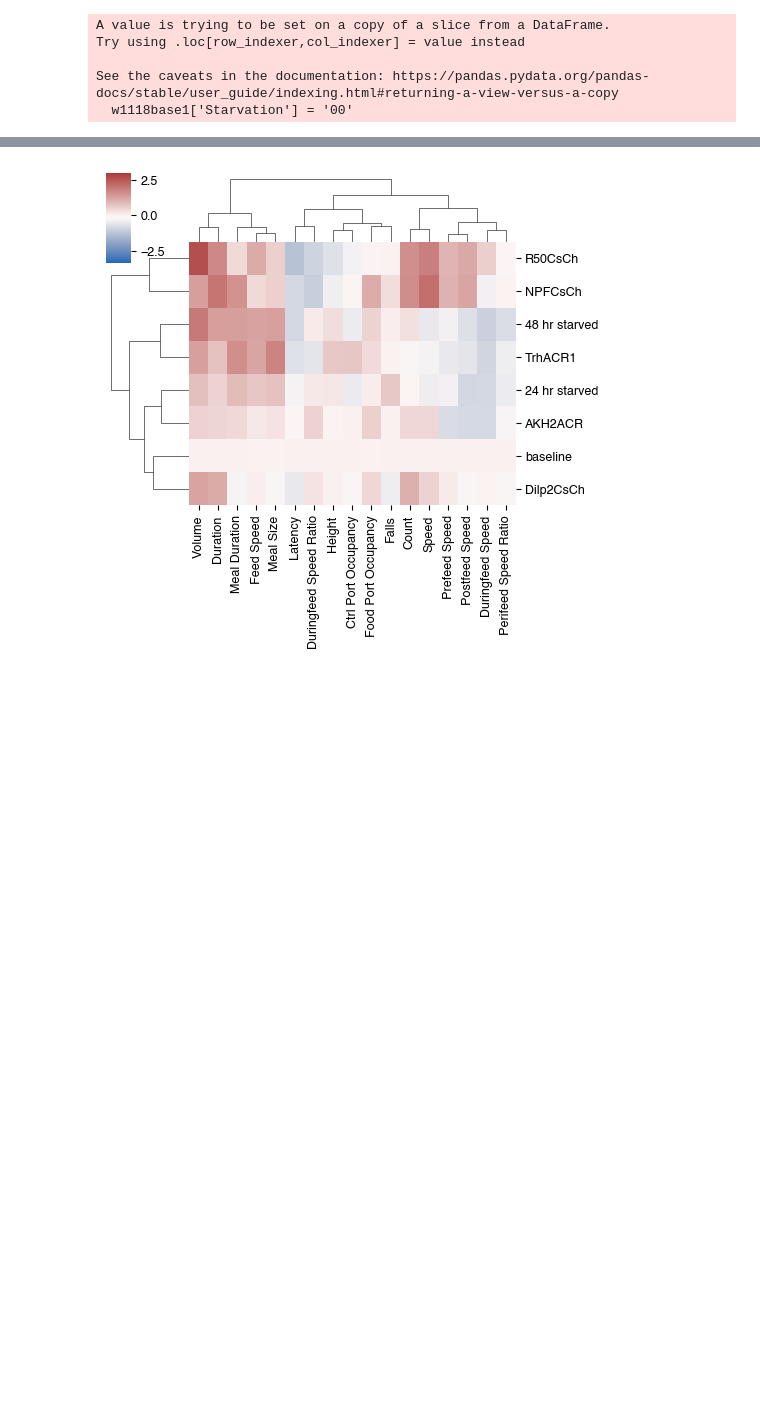
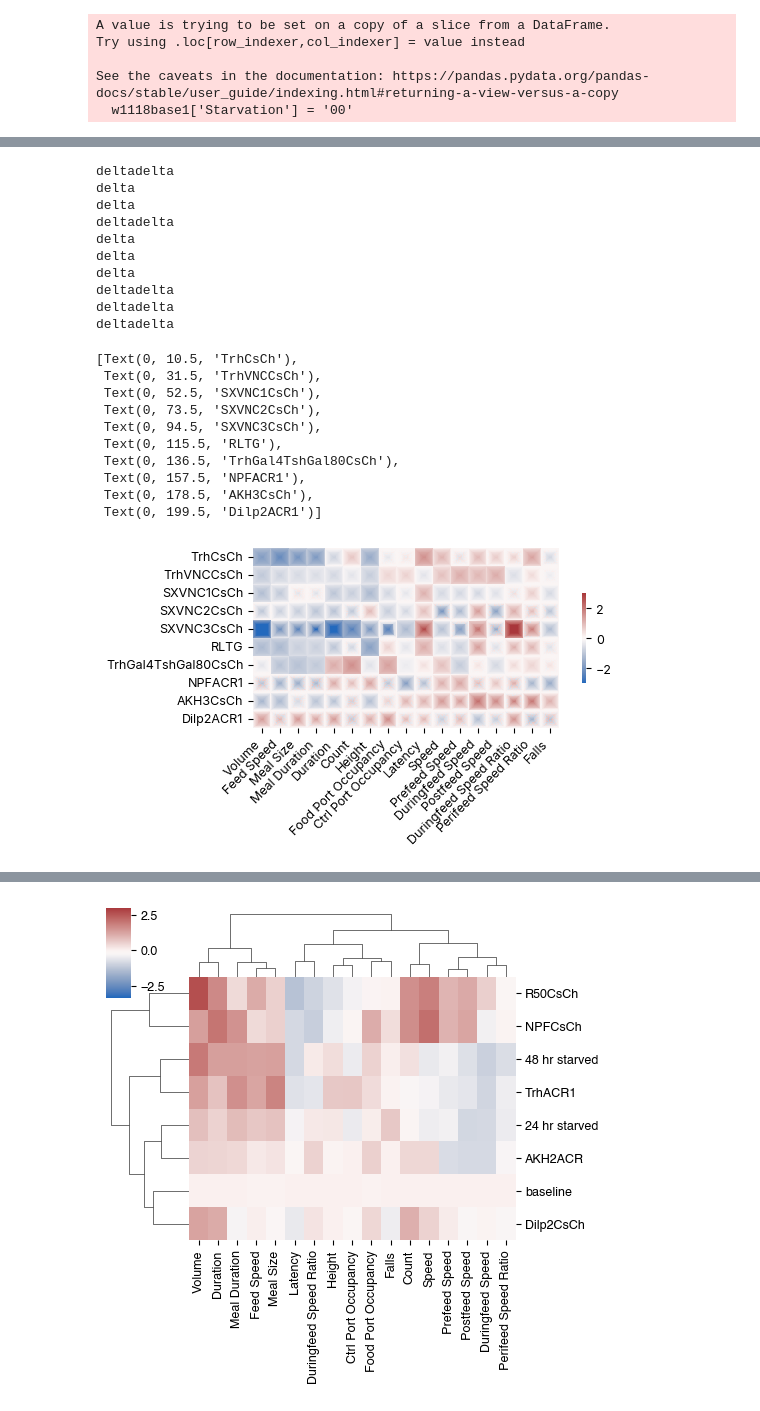
Before and after one commit to sangyu/Holophenotype5HT, a Jupyter notebook: nbs/01_Figures/04_Holophenotype_Dendrogram.ipynb, the cells around one changed output, grey strips where cells are left out. Drawn from its saved outputs; the diff is of its cells as text; code cells hidden in the pictures; blank space fills up the shorter version.

```diff
--- a/nbs/01_Figures/04_Holophenotype_Dendrogram.ipynb
+++ b/nbs/01_Figures/04_Holophenotype_Dendrogram.ipynb
@@ -238,0 +231,28 @@ indexMeta1 = ['NPFCsCh', 'AKH2ACR', 'Dilp2CsCh']
+# %%
+contrastsSt, indexSt, deltaTypeSt = collectContrasts(fullMetaData, 'State', 'Starved', vectorselection)
+spTrans, aTrans, mean_deltaTrans = spiral_heatmap(contrastsSt, 21, indexSt,
+                         vectorselection, reverse_neg = False, abs_rank = True, chop_tail = 2.5, delta_type = deltaTypeSt)
+plt.gcf().subplots_adjust(left = 0.1, bottom=0.7)
+aTrans.set_yticklabels(indexSt, rotation = 0, ha = 'right')
+# %% [output]
+deltadelta
+delta
+delta
+deltadelta
+delta
+delta
+delta
+deltadelta
+deltadelta
+deltadelta
+[Text(0, 10.5, 'TrhCsCh'),
+ Text(0, 31.5, 'TrhVNCCsCh'),
+ Text(0, 52.5, 'SXVNC1CsCh'),
+ Text(0, 73.5, 'SXVNC2CsCh'),
+ Text(0, 94.5, 'SXVNC3CsCh'),
+ Text(0, 115.5, 'RLTG'),
+ Text(0, 136.5, 'TrhGal4TshGal80CsCh'),
+ Text(0, 157.5, 'NPFACR1'),
+ Text(0, 178.5, 'AKH3CsCh'),
+ Text(0, 199.5, 'Dilp2ACR1')]
+[figure, added]
```
Also changed, not shown: parts of 28 cells of this notebook, 18 other files.
